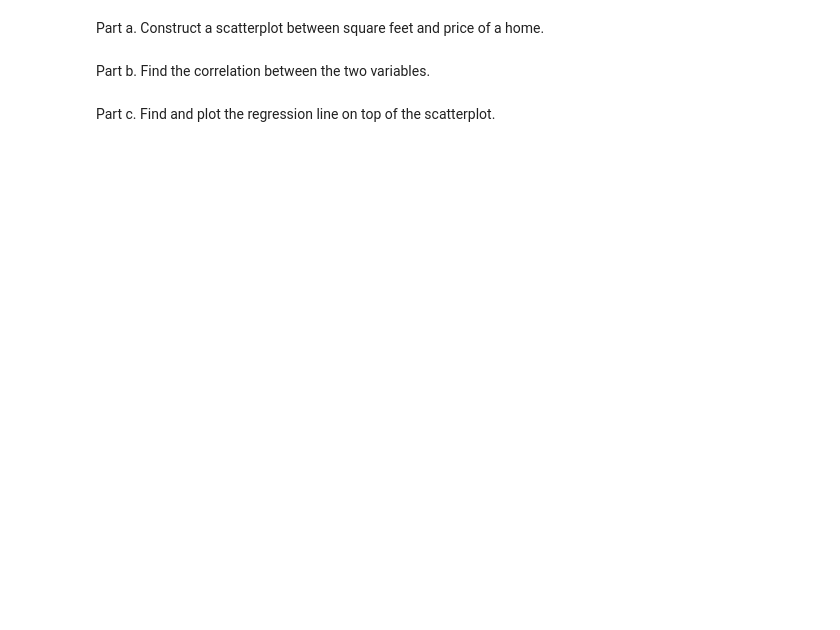
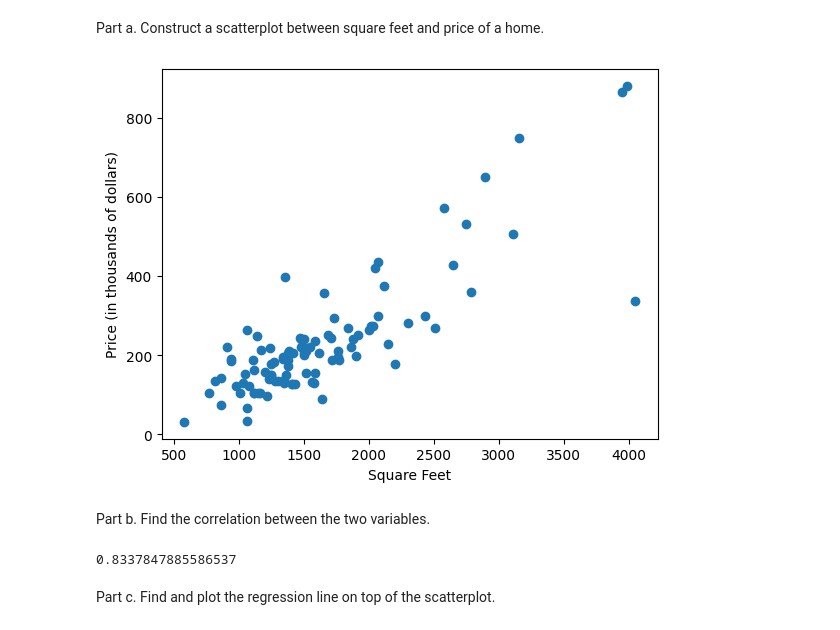
Before and after one commit to stat220/stat-220-hw1-nprisbrey, a Jupyter notebook: Stat_220_HW1.ipynb, the cells around one changed output. Saved outputs shown, nothing was run; the diff lists cells and outputs as text; code cells hidden in the pictures; blank space fills up the shorter version.

```diff
--- a/Stat_220_HW1.ipynb
+++ b/Stat_220_HW1.ipynb
@@ -29,6 +108,17 @@ houses = pd.read_fwf("https://stat4ds.rwth-aachen.de/data/Houses.dat")
 # %% [markdown]
 Part a. Construct a scatterplot between square feet and price of a home.
+# %%
+plt.scatter(houses["size"], houses["price"])
+plt.xlabel("Square Feet")
+plt.ylabel("Price (in thousands of dollars)")
+plt.show()
+# %% [output]
+[figure, added]
 # %% [markdown]
 Part b. Find the correlation between the two variables.
+# %%
+houses["size"].corr(houses["price"])
+# %% [output]
+0.8337847885586537
 # %% [markdown]
 Part c. Find and plot the regression line on top of the scatterplot.
```
Also changed, not shown: parts of 16 cells of this notebook.
